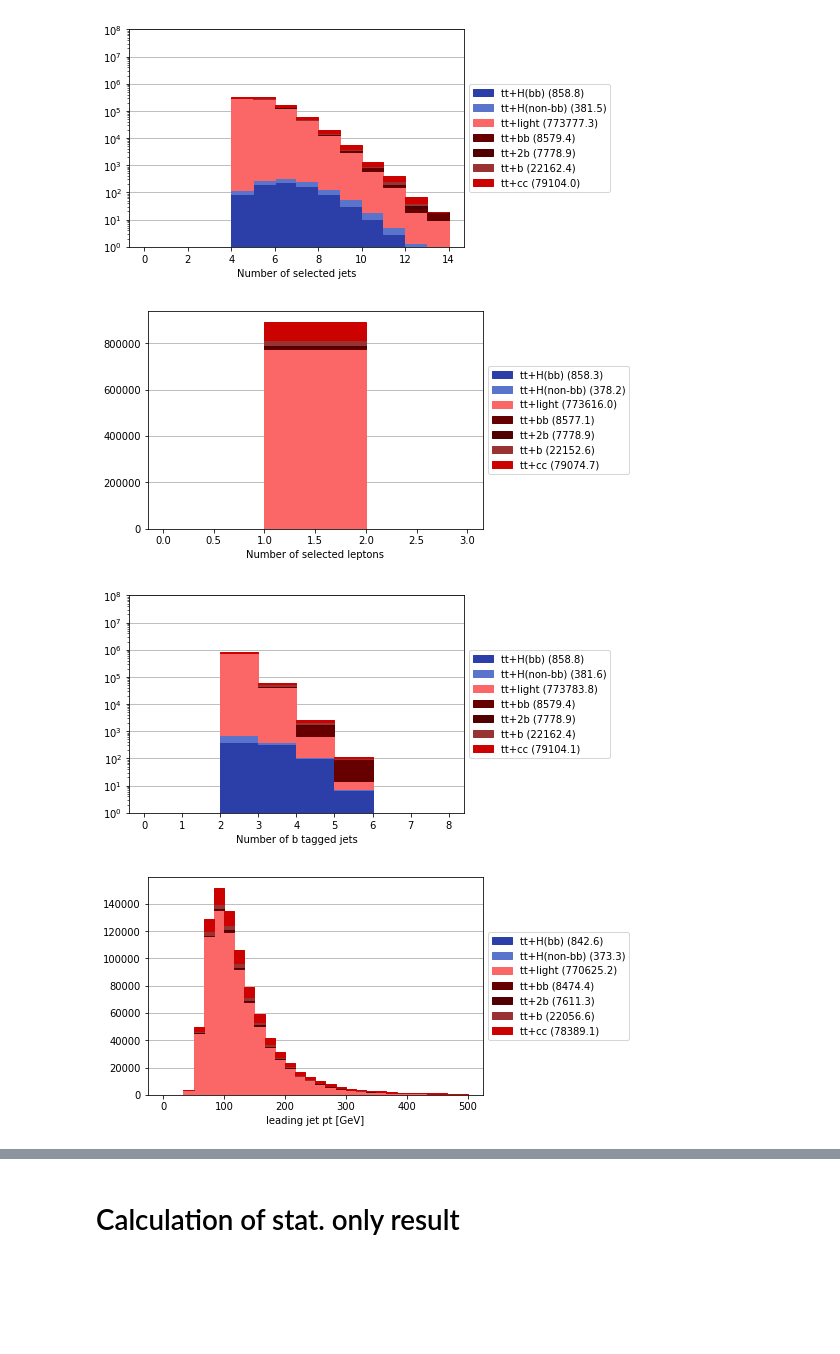
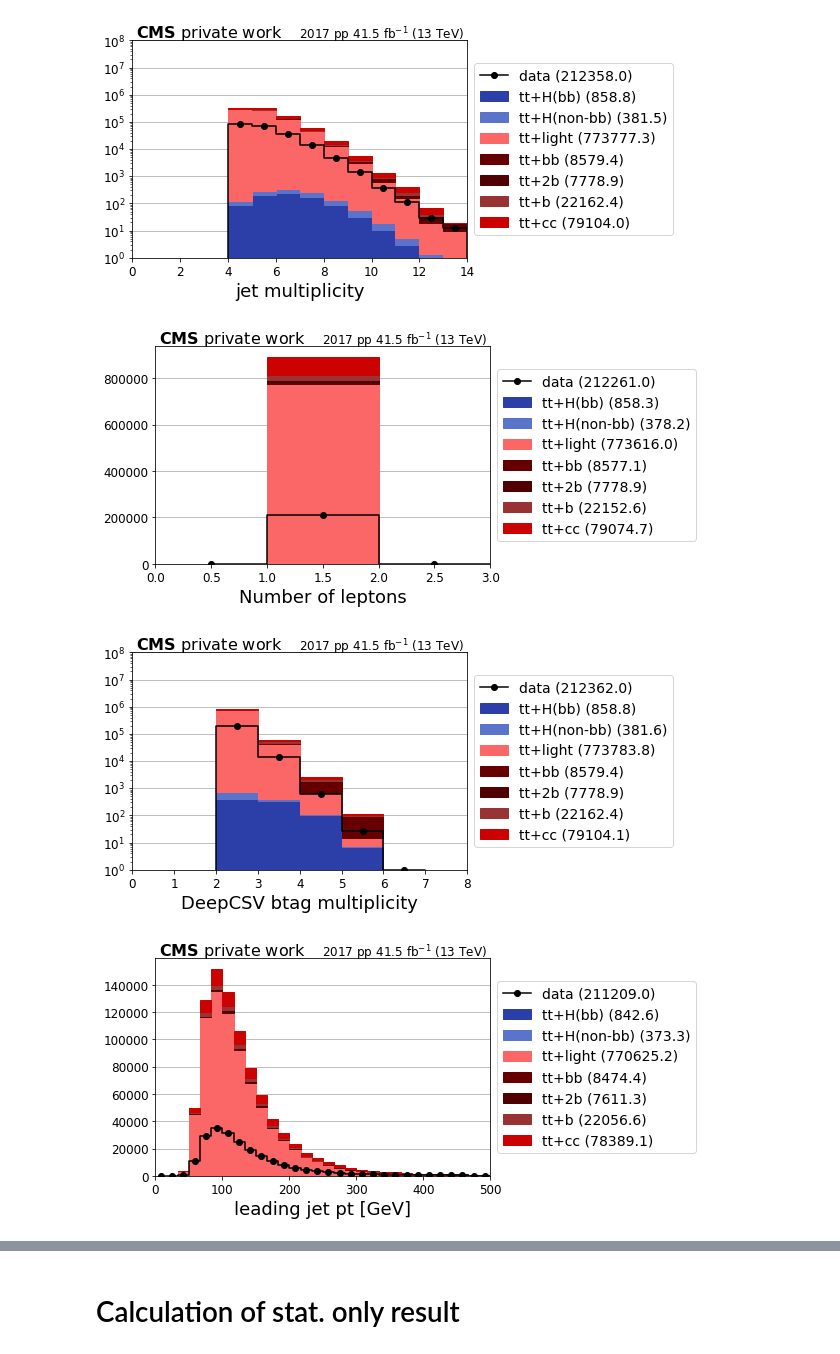
Before and after one commit to mmeinhard/hepaccelerate, a Jupyter notebook: EvaluateResults.ipynb, the cells around one changed output, grey strips where cells are left out. Drawn from its saved outputs; the diff is of its cells as text; code cells hidden in the pictures; blank space fills up the shorter version.

Commit message:
update plotting script for data

```diff
--- a/EvaluateResults.ipynb
+++ b/EvaluateResults.ipynb
@@ -46,14 +52,14 @@ with open("out_ttHToNonbb_M125_TuneCP5_13TeV-powheg-pythia8.json") as json_file:
 # %%
 var_names = {
-    "nbtags": "Number of b tagged jets",
-    "njets" : "Number of selected jets",
+    "nbtags": "DeepCSV btag multiplicity",
+    "njets" : "jet multiplicity",
     "leading_jet_pt" : "leading jet pt [GeV]",
     "leading_lepton_pt" : "leading lepton pt [GeV]",
     "genWeights" : "genWeights",
     "nElectrons" : "number of electrons",
     "nMuons" : "number of muons",
     "DNN": "DNN (binary classifier)",
-    "nleps": "Number of selected leptons"
+    "nleps": "Number of leptons"
 }
 
 processes = ["ttHTobb", "ttHToNonbb", "ttlf", "ttbb", "tt2b","ttb", "ttcc"]
@@ -104,30 +128,41 @@ def histogram_dataset(var, data, name, bottom, process):
 # %%
-def plot_histogram(var, processes, data):
+def plot_histogram(var, processes, mc, data):
 
     bottom = None
 
     plt.grid(True, axis='y', zorder=0)
     for p in processes:
-        _, counts = histogram_dataset("hist_" + p + "_" + var, data, process_names[p], bottom, p)
+        _, counts = histogram_dataset("hist_" + p + "_" + var, mc, process_names[p], bottom, p)
         if processes.index(p) == 0:
             bottom = [0.0 for c in counts]
         bottom = [sum(x) for x in zip(bottom, counts)]
 
-    plt.legend(loc="center left", bbox_to_anchor=(1, 0.5))
+    plot_data("hist_data_" + var, data)
+
+    plt.legend(loc="center left", bbox_to_anchor=(1, 0.5), fontsize=14)
     if var == "njets" or var == "nbtags":
         plt.yscale('log')
         plt.ylim([1,10**8])
-    plt.xlabel(var_names[var])
+    plt.xlabel(var_names[var], fontsize=18)
+    plt.title(
+        r"$\mathbf{CMS}$ private work",
+        fontsize=16, x=0.01, ha="left", y=1.05, va="top")
+    ax = plt.gca()
+    plt.text(0.99, 0.98,
+        "2017 pp $41.5\ \mathrm{fb}^{-1}\ \mathrm{(13\ TeV)}$",
+              fontsize=12, ha="right", va="bottom", transform=ax.transAxes)
+
+
 
     plt.show()
 # %%
-plot_histogram("njets", processes, data)
-plot_histogram("nleps", processes, data)
-plot_histogram("nbtags", processes, data)
-plot_histogram("leading_jet_pt", processes, data)
-plot_histogram("leading_lepton_pt", processes, data)
+plot_histogram("njets", processes, mc, data)
+plot_histogram("nleps", processes, mc, data)
+plot_histogram("nbtags", processes, mc, data)
+plot_histogram("leading_jet_pt", processes, mc, data)
+plot_histogram("leading_lepton_pt", processes, mc, data)
 # %% [output]
-[figure, old version]
+[figure, new version]
-[figure, old version]
+[figure, new version]
-[figure, old version]
+[figure, new version]
-[figure, old version]
+[figure, new version]
```
Also changed, not shown: parts of 6 cells of this notebook.
